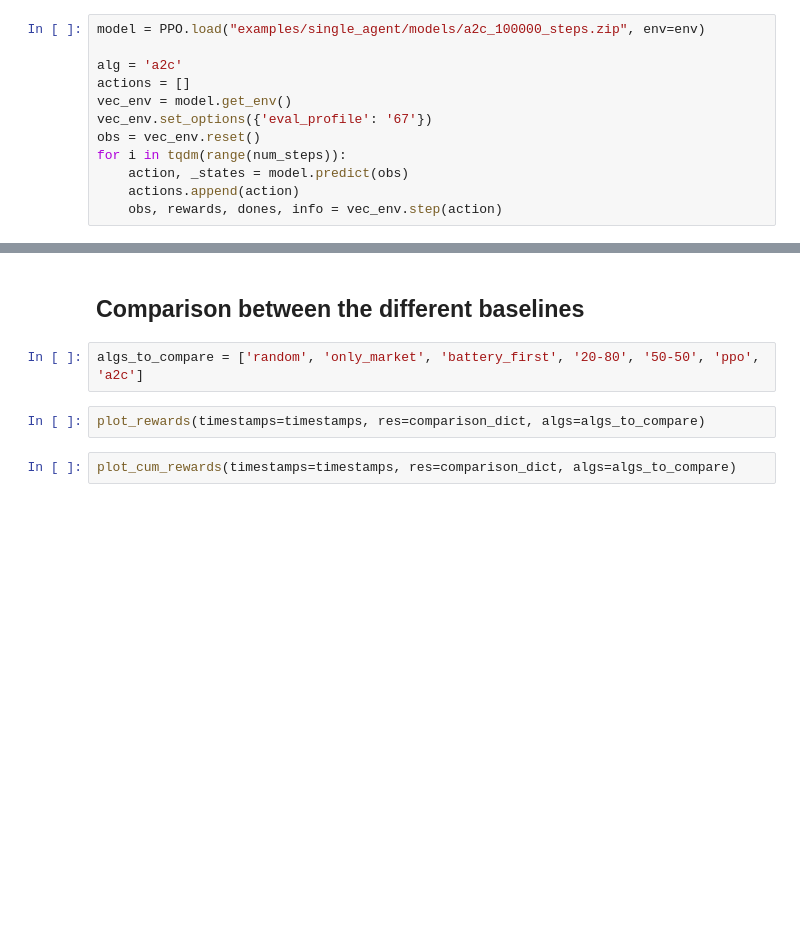
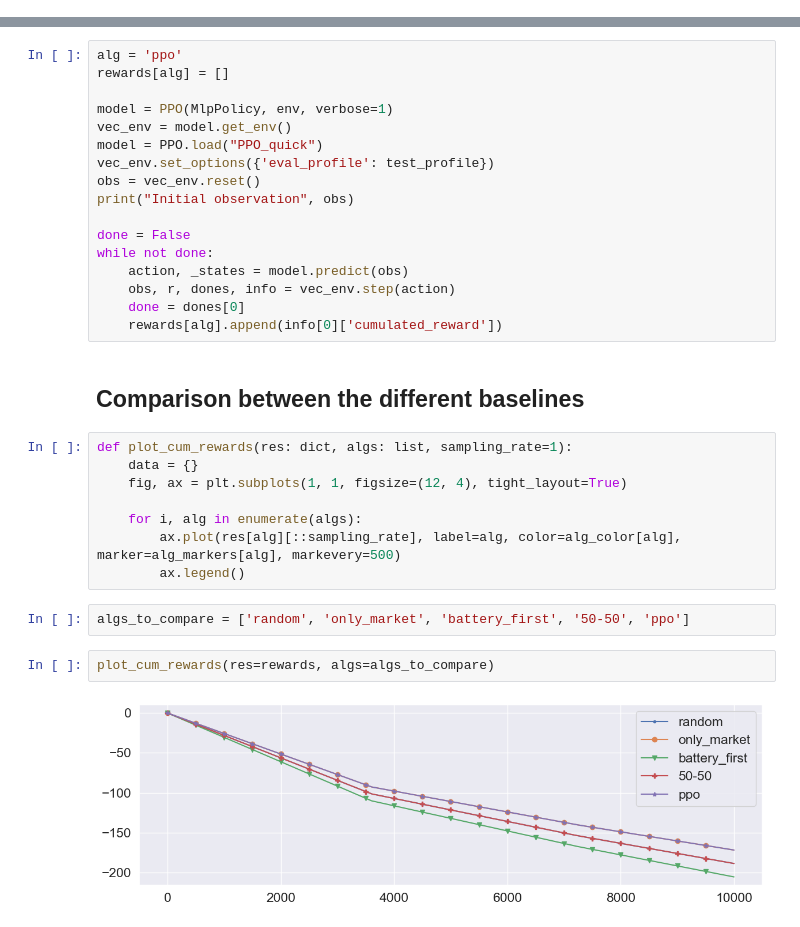
Before and after one commit to Daveonwave/gym4ReaL, a Jupyter notebook: examples/microgrid/testing.ipynb, the cells around one changed output, grey strips where cells are left out. Drawn from its saved outputs; the diff is of its cells as text; blank space fills up the shorter version.

Commit message:
microgrid env done with tutorial

```diff
--- a/examples/microgrid/testing.ipynb
+++ b/examples/microgrid/testing.ipynb
@@ -259,12 +145,0 @@ from stable_baselines3.ppo import MlpPolicy
-# %%
-model = PPO.load("examples/single_agent/models/a2c_100000_steps.zip", env=env)
-
-alg = 'a2c'
-actions = []
-vec_env = model.get_env()
-vec_env.set_options({'eval_profile': '67'})
-obs = vec_env.reset()
-for i in tqdm(range(num_steps)):
-    action, _states = model.predict(obs)
-    actions.append(action)
-    obs, rewards, dones, info = vec_env.step(action)
@@ -279,8 +172,33 @@ comparison_dict[alg]['states'] = [state for state in env.state_list]
+# %%
+alg = 'ppo'
+rewards[alg] = []
+
+model = PPO(MlpPolicy, env, verbose=1)
+vec_env = model.get_env()
+model = PPO.load("PPO_quick")
+vec_env.set_options({'eval_profile': test_profile})
+obs = vec_env.reset()
+print("Initial observation", obs)
+
+done = False
+while not done:
+    action, _states = model.predict(obs)
+    obs, r, dones, info = vec_env.step(action)
+    done = dones[0]
+    rewards[alg].append(info[0]['cumulated_reward'])
 # %% [markdown]
 ## Comparison between the different baselines
+# %%
+def plot_cum_rewards(res: dict, algs: list, sampling_rate=1):
+    data = {}
+    fig, ax = plt.subplots(1, 1, figsize=(12, 4), tight_layout=True)
+
+    for i, alg in enumerate(algs):
+        ax.plot(res[alg][::sampling_rate], label=alg, color=alg_color[alg], marker=alg_markers[alg], markevery=500)
+        ax.legend()
 # %%
-algs_to_compare = ['random', 'only_market', 'battery_first', '20-80', '50-50', 'ppo', 'a2c']
+algs_to_compare = ['random', 'only_market', 'battery_first', '50-50', 'ppo']
-# %%
-plot_rewards(timestamps=timestamps, res=comparison_dict, algs=algs_to_compare)
 # %%
-plot_cum_rewards(timestamps=timestamps, res=comparison_dict, algs=algs_to_compare)
+plot_cum_rewards(res=rewards, algs=algs_to_compare)
+# %% [output]
+[figure, added]
```
Also changed, not shown: parts of 31 cells of this notebook, 40 other files.
